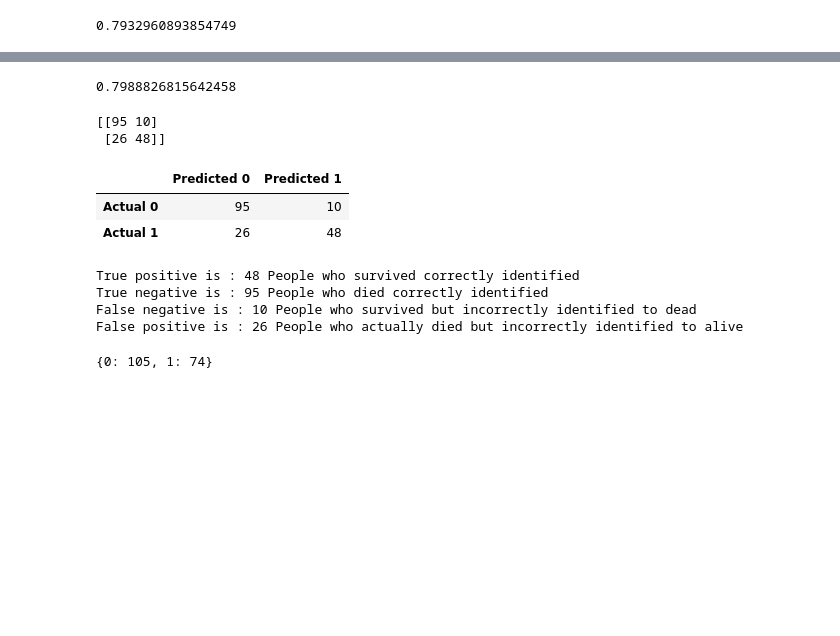
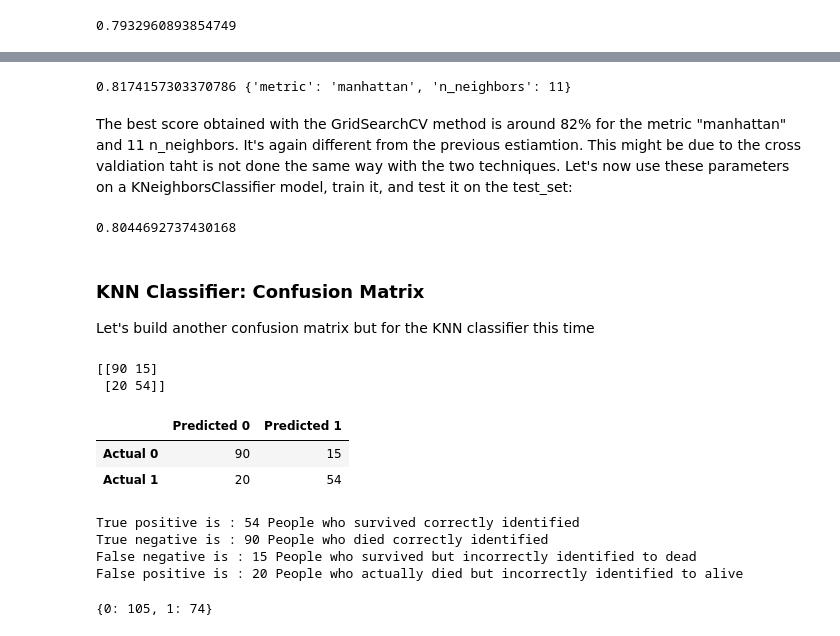
Before and after one commit to TrefleEncornet2/PortFolio, a Jupyter notebook: Titanic_comparaison_logistic_KNN_SVM.ipynb, the cells around one changed output, grey strips where cells are left out. Cells and saved outputs as stored; diff of their text form; code cells hidden in the pictures; blank space fills up the shorter version.

```diff
--- a/Titanic_comparaison_logistic_KNN_SVM.ipynb
+++ b/Titanic_comparaison_logistic_KNN_SVM.ipynb
@@ -481,33 +491,42 @@ grid.best_params_
+# %%
+print(grid_KNN.best_score_, grid_KNN.best_params_)
+# %% [output]
+0.8174157303370786 {'metric': 'manhattan', 'n_neighbors': 11}
+# %% [markdown]
+The best score obtained with the GridSearchCV method is around 82% for the metric "manhattan" and 11 n_neighbors. It's again different from the previous estiamtion. This might be due to the cross valdiation taht is not done the same way with the two techniques. Let's now use these parameters on a KNeighborsClassifier model, train it, and test it on the test_set:
 # %%
-params = grid.best_params_
-best_model_KNN = KNeighborsClassifier(n_neighbors = params['n_neighbors'], metric = params['metric'])
-results_log = best_model_KNN.fit(X_train, y_train)
-results_log.score(X_test, y_test)
+params_KNN = grid_KNN.best_params_
+best_model_KNN = KNeighborsClassifier(n_neighbors = params_KNN['n_neighbors'], metric = params_KNN['metric'])
+results_log_KNN = best_model_KNN.fit(X_train, y_train)
+results_log_KNN.score(X_test, y_test)
 # %% [output]
-0.7988826815642458
+0.8044692737430168
+# %% [markdown]
+### KNN Classifier: Confusion Matrix
+Let's build another confusion matrix but for the KNN classifier this time
 # %%
 from sklearn.metrics import confusion_matrix
 y_true = np.array(y_test)
-y_pred = results_log.predict(X_test)
-matrix = confusion_matrix(y_true, y_pred)
-print(matrix)
+y_pred_KNN = results_log.predict(X_test)
+matrix_KNN = confusion_matrix(y_true, y_pred_KNN)
+print(matrix_KNN)
 # %% [output]
-[[95 10]
- [26 48]]
+[[90 15]
+ [20 54]]
 # %%
-cm_df = pd.DataFrame(matrix)
-cm_df.columns = ['Predicted 0', 'Predicted 1']
-cm_df = cm_df.rename(index={0:'Actual 0',1:'Actual 1'})
-cm_df
+cm_df_KNN = pd.DataFrame(matrix_KNN)
+cm_df_KNN.columns = ['Predicted 0', 'Predicted 1']
+cm_df_KNN = cm_df_KNN.rename(index={0:'Actual 0',1:'Actual 1'})
+cm_df_KNN
 # %% [output]
 |  | Predicted 0 | Predicted 1 |
-| Actual 0 | 95 | 10 |
-| Actual 1 | 26 | 48 |
+| Actual 0 | 90 | 15 |
+| Actual 1 | 20 | 54 |
 # %%
-True_positive = cm_df.iloc[1,1]
-True_negative = cm_df.iloc[0,0]
-False_positive = cm_df.iloc[0,1]
-False_negative = cm_df.iloc[1,0]
+True_positive = cm_df_KNN.iloc[1,1]
+True_negative = cm_df_KNN.iloc[0,0]
+False_positive = cm_df_KNN.iloc[0,1]
+False_negative = cm_df_KNN.iloc[1,0]
 
 
 print('True positive is : ' +str(True_positive) + " People who survived correctly identified")
@@ -515,10 +534,10 @@ print('True negative is : ' +str(True_negative) + " People who died correctly id
 print('False negative is : ' +str(False_positive) + " People who survived but incorrectly identified to dead")
 print('False positive is : ' +str(False_negative) + " People who actually died but incorrectly identified to alive")
 # %% [output]
-True positive is : 48 People who survived correctly identified
-True negative is : 95 People who died correctly identified
-False negative is : 10 People who survived but incorrectly identified to dead
-False positive is : 26 People who actually died but incorrectly identified to alive
+True positive is : 54 People who survived correctly identified
+True negative is : 90 People who died correctly identified
+False negative is : 15 People who survived but incorrectly identified to dead
+False positive is : 20 People who actually died but incorrectly identified to alive
 # %%
 unique, counts = np.unique(y_true, return_counts=True)
 dict(zip(unique, counts))
```
Also changed, not shown: parts of 22 cells of this notebook.
